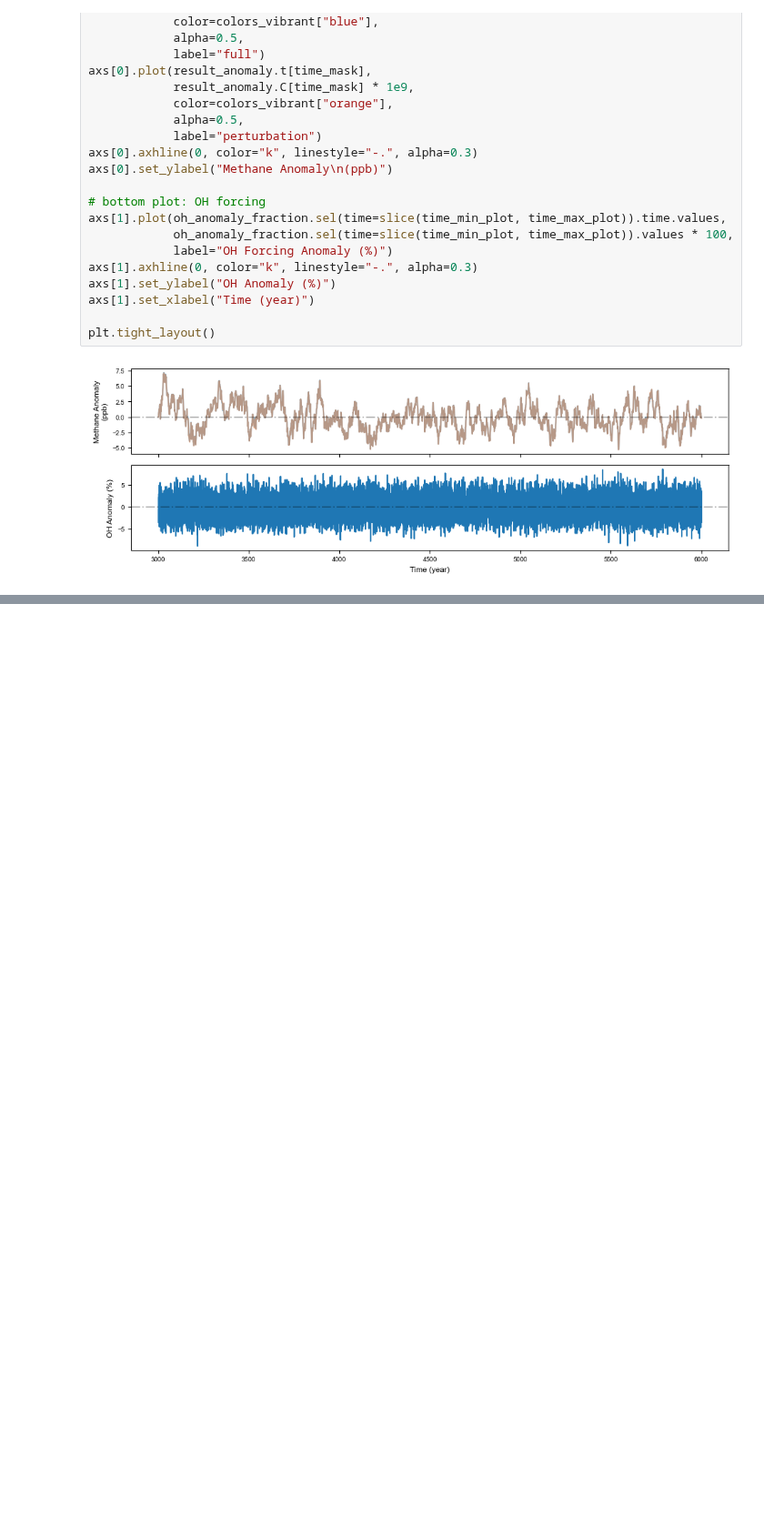
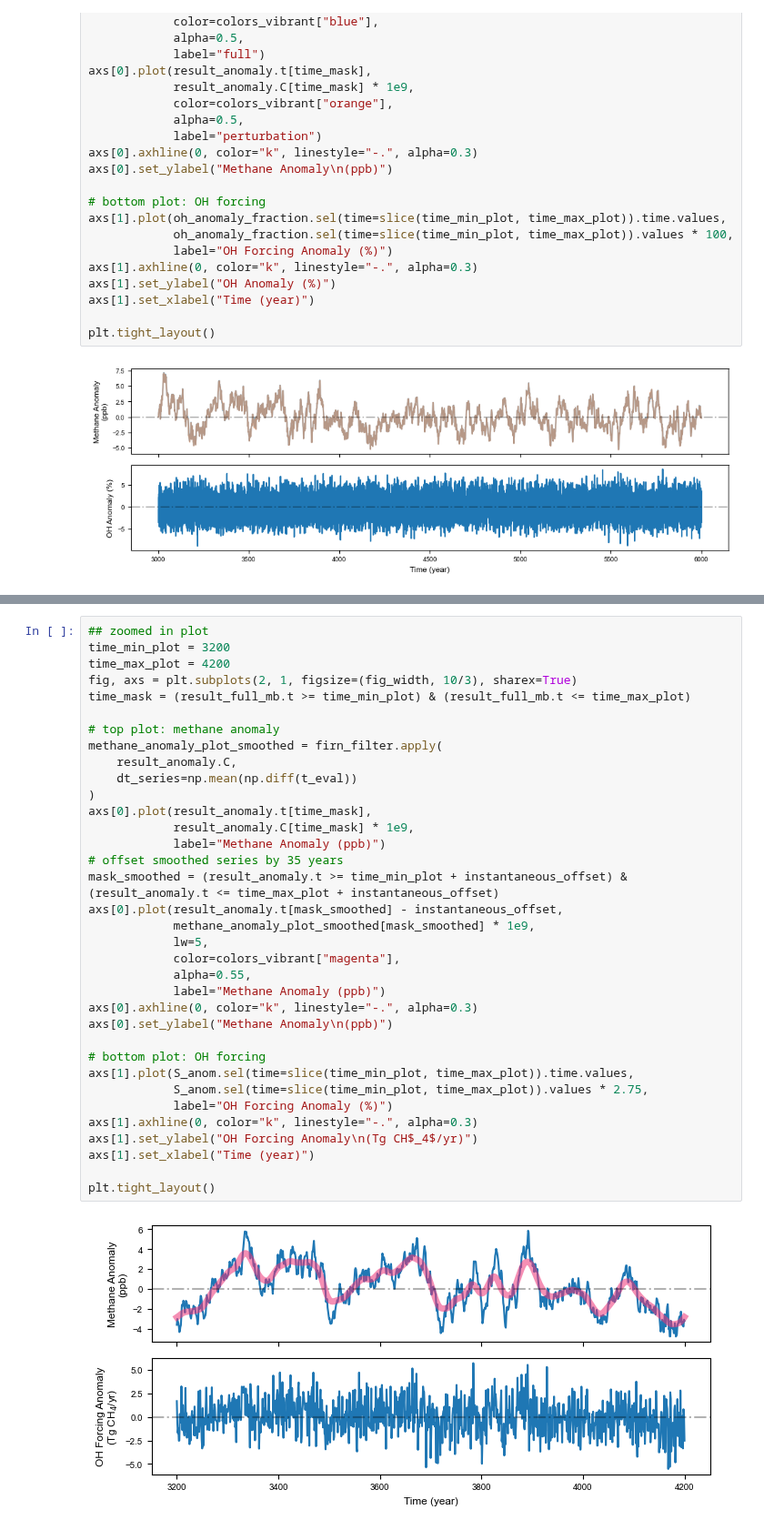
Before and after one commit to ericjmei/methane_noise_forcing, a Jupyter notebook: notebooks/OH_forcing.ipynb, the cells around one changed output, grey strips where cells are left out. Shown at 91% size. Cells and saved outputs as stored; diff of their text form; blank space fills up the shorter version.

```diff
--- a/notebooks/OH_forcing.ipynb
+++ b/notebooks/OH_forcing.ipynb
@@ -319,0 +421,37 @@ plt.tight_layout()
+# %%
+## zoomed in plot
+time_min_plot = 3200
+time_max_plot = 4200
+fig, axs = plt.subplots(2, 1, figsize=(fig_width, 10/3), sharex=True)
+time_mask = (result_full_mb.t >= time_min_plot) & (result_full_mb.t <= time_max_plot)
+
+# top plot: methane anomaly
+methane_anomaly_plot_smoothed = firn_filter.apply(
+    result_anomaly.C,
+    dt_series=np.mean(np.diff(t_eval))
+)
+axs[0].plot(result_anomaly.t[time_mask],
+            result_anomaly.C[time_mask] * 1e9,
+            label="Methane Anomaly (ppb)")
+# offset smoothed series by 35 years
+mask_smoothed = (result_anomaly.t >= time_min_plot + instantaneous_offset) & (result_anomaly.t <= time_max_plot + instantaneous_offset)
+axs[0].plot(result_anomaly.t[mask_smoothed] - instantaneous_offset,
+            methane_anomaly_plot_smoothed[mask_smoothed] * 1e9,
+            lw=5,
+            color=colors_vibrant["magenta"],
+            alpha=0.55,
+            label="Methane Anomaly (ppb)")
+axs[0].axhline(0, color="k", linestyle="-.", alpha=0.3)
+axs[0].set_ylabel("Methane Anomaly\n(ppb)")
+
+# bottom plot: OH forcing
+axs[1].plot(S_anom.sel(time=slice(time_min_plot, time_max_plot)).time.values,
+            S_anom.sel(time=slice(time_min_plot, time_max_plot)).values * 2.75,
+            label="OH Forcing Anomaly (%)")
+axs[1].axhline(0, color="k", linestyle="-.", alpha=0.3)
+axs[1].set_ylabel("OH Forcing Anomaly\n(Tg CH$_4$/yr)")
+axs[1].set_xlabel("Time (year)")
+
+plt.tight_layout()
+# %% [output]
+[figure, added]
```
Also changed, not shown: parts of 5 cells of this notebook.
